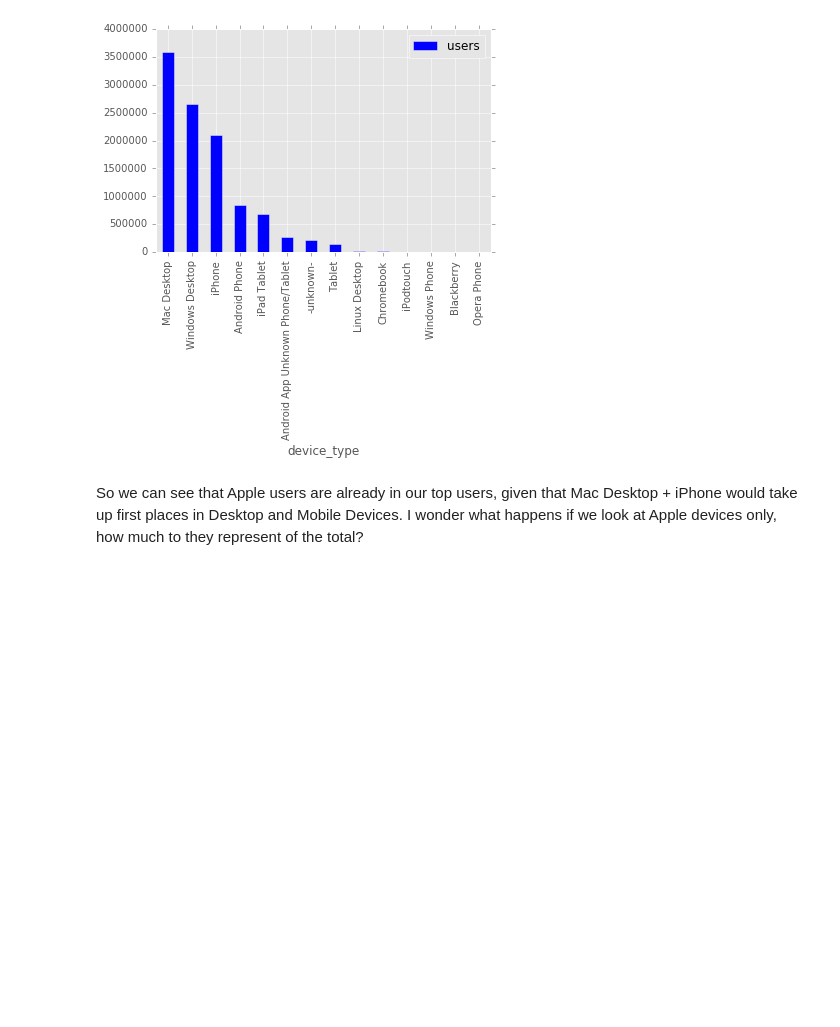
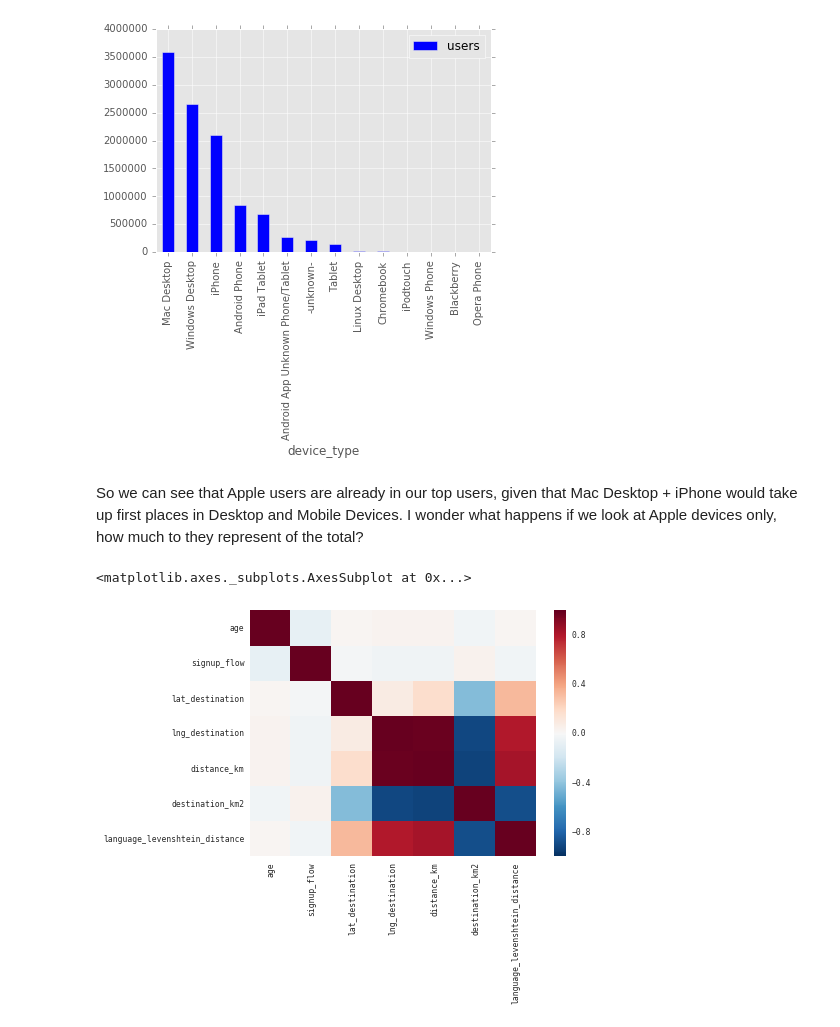
Before and after one commit to mirunapopa/DS-Intensive, a Jupyter notebook: data_exploration_project.ipynb, the cells around one changed output. Saved outputs shown, nothing was run; the diff lists cells and outputs as text; code cells hidden in the pictures; blank space fills up the shorter version.

```diff
--- a/data_exploration_project.ipynb
+++ b/data_exploration_project.ipynb
@@ -295,3 +296,22 @@ Apple users will represent 60.48% of the total users.
 [figure]
 # %% [markdown]
 So we can see that Apple users are already in our top users, given that Mac Desktop + iPhone would take up first places in Desktop and Mobile Devices. I wonder what happens if we look at Apple devices only, how much to they represent of the total?
+# %%
+df = train_users.merge(countries, on = 'country_destination')
+df = df[(df.age < 100) & (df.age > 18)]
+x = list(df.distance_km)
+y = list(df.age)
+
+plt.scatter(x,y)
+
+
+corrmat = df.corr()
+
+import seaborn as sns
+import matplotlib.pyplot as plt
+sns.set(context="paper", font="monospace")
+
+sns.heatmap(corrmat)
+# %% [output]
+<matplotlib.axes._subplots.AxesSubplot at 0x...>
+[figure, added]
```
Also changed, not shown: parts of 11 cells of this notebook, 1 other file.
